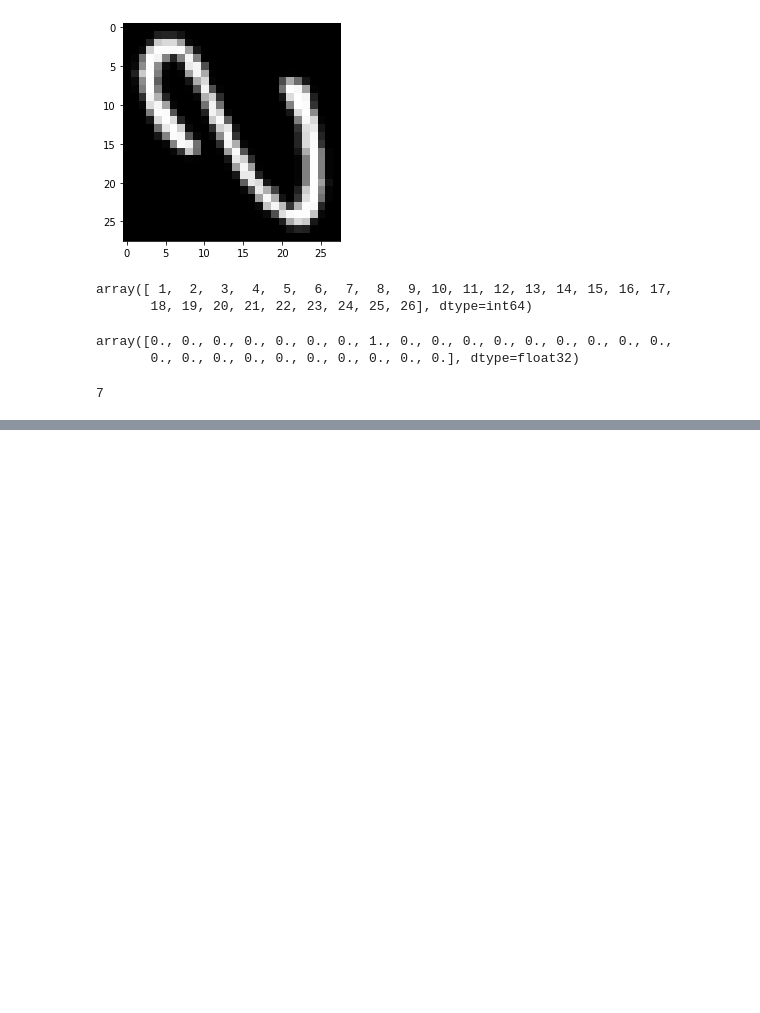
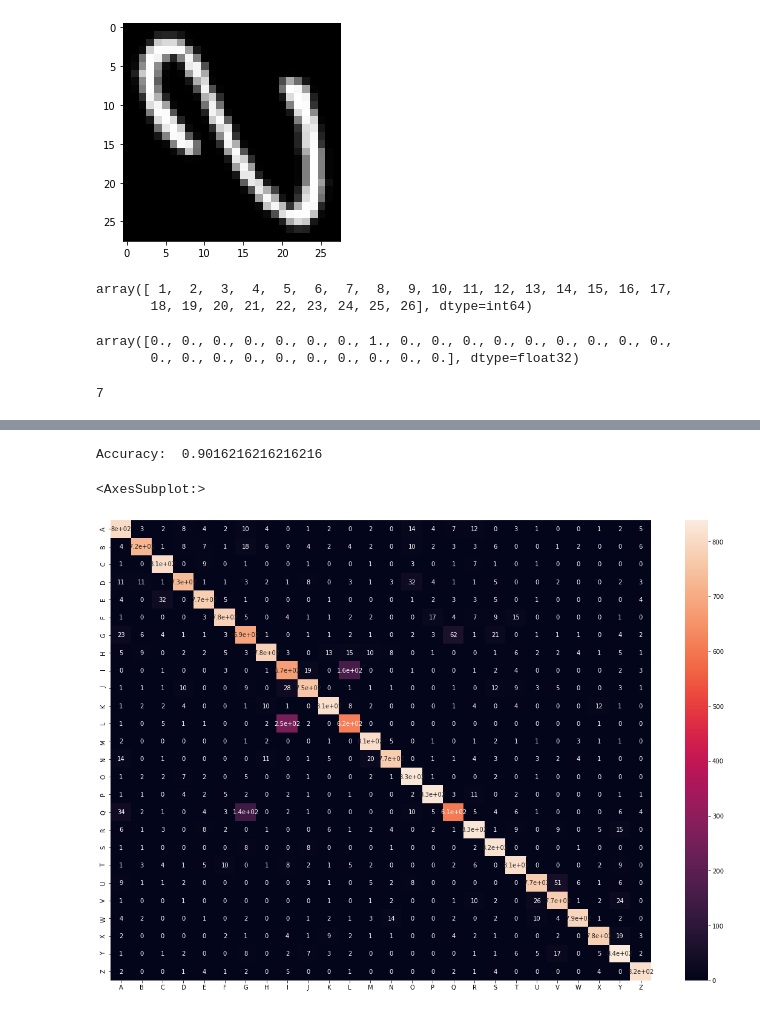
Before and after one commit to MerrillPE/DigitRecognitionProject, a Jupyter notebook: Digit_Recognition_Start.ipynb, the cells around one changed output, grey strips where cells are left out. Saved outputs shown, nothing was run; the diff lists cells and outputs as text; code cells hidden in the pictures; blank space fills up the shorter version.

```diff
--- a/Digit_Recognition_Start.ipynb
+++ b/Digit_Recognition_Start.ipynb
@@ -1155,0 +1176,13 @@ y_train[0]
+# %%
+from sklearn.model_selection import train_test_split
+new_X_train, new_X_test, new_y_train, new_y_test = train_test_split(X_train, y_train, test_size=.25)
+
+number_of_classes = 27
+Y_train = np_utils.to_categorical(new_y_train, number_of_classes)
+Y_test = np_utils.to_categorical(new_y_test, number_of_classes)
+# %%
+model = simple_nn(number_of_classes)
+model.fit(new_X_train, Y_train, validation_data=(new_X_test, Y_test), epochs=10, batch_size=200, verbose=2)
+
+accuracy = model.evaluate(new_X_test, Y_test, verbose=0)
+print('Accuracy: ', accuracy[1])
@@ -1155,0 +1207,14 @@ y_train[0]
+# %%
+nn_predicted = model.predict(new_X_test, batch_size=200, verbose=2)
+print('Accuracy: ', accuracy_score(np.argmax(Y_test, axis=1), np.argmax(nn_predicted, axis=1)))
+# %% [output]
+Accuracy:  0.9016216216216216
+# %%
+cm = confusion_matrix(Y_test.argmax(axis=1), np.argmax(nn_predicted, axis=1))
+cm = pd.DataFrame(cm, index = [i for i in 'ABCDEFGHIJKLMNOPQRSTUVWXYZ'],
+                  columns = [i for i in 'ABCDEFGHIJKLMNOPQRSTUVWXYZ'])
+plt.figure(figsize = (20, 14))
+sns.heatmap(cm, annot=True)
+# %% [output]
+<AxesSubplot:>
+[figure, added]
```
Also changed, not shown: parts of 27 cells of this notebook, 3 other files.
